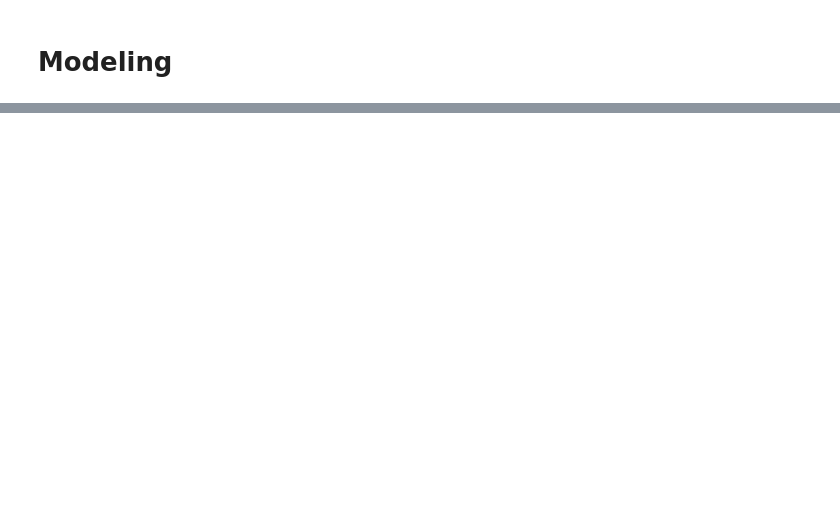
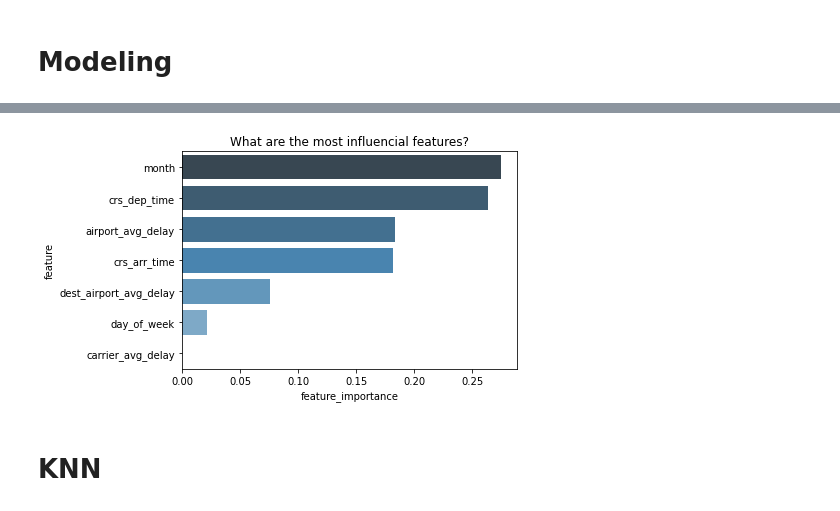
Before and after one commit to guedanie/flight_delay_predictor, a Jupyter notebook: flight_delay_predictor.ipynb, the cells around one changed output, grey strips where cells are left out. Saved outputs shown, nothing was run; the diff lists cells and outputs as text; code cells hidden in the pictures; blank space fills up the shorter version.

Commit message:
finished first round of modeling

```diff
--- a/flight_delay_predictor.ipynb
+++ b/flight_delay_predictor.ipynb
@@ -635,2 +652,29 @@ df_modeling = df_modeling.set_index("observation")
+# %%
+X_train = train.drop(columns="is_delay")
+y_train = train["is_delay"]
+X_validate = validate.drop(columns="is_delay")
+y_validate = validate.is_delay
+X_test = test.drop(columns="is_delay")
+y_test = test.is_delay
+# %%
+def return_values(scaler, train, validate, test):
+    '''
+    Helper function used to updated the scaled arrays and transform them into usable dataframes
+    '''
+    train_scaled = pd.DataFrame(scaler.transform(train), columns=train.columns.values).set_index([train.index.values])
+    validate_scaled = pd.DataFrame(scaler.transform(validate), columns=validate.columns.values).set_index([validate.index.values])
+    test_scaled = pd.DataFrame(scaler.transform(test), columns=test.columns.values).set_index([test.index.values])
+    return scaler, train_scaled, validate_scaled, test_scaled
+
+# Linear scaler
+def min_max_scaler(train,validate, test):
+    '''
+    Helper function that scales that data. Returns scaler, as well as the scaled dataframes
+    '''
+    scaler = MinMaxScaler().fit(train)
+    scaler, train_scaled, validate_scaled, test_scaled = return_values(scaler, train, validate, test)
+    return scaler, train_scaled, validate_scaled, test_scaled
+# %%
+scaler, train_scaled, validate_scaled, test_scaled = min_max_scaler(X_train, X_validate, X_test)
 # %% [markdown]
 # Modeling
@@ -642,0 +697,2 @@ df.head()
+# %%
+rf, y_pred = model.run_rf(train_scaled, y_train, 1, 5)
@@ -642,0 +716,6 @@ df.head()
+# %%
+model.rf_feature_importance(rf, X_train)
+# %% [output]
+[figure, added]
+# %% [markdown]
+# KNN
```
Also changed, not shown: parts of 34 cells of this notebook.
